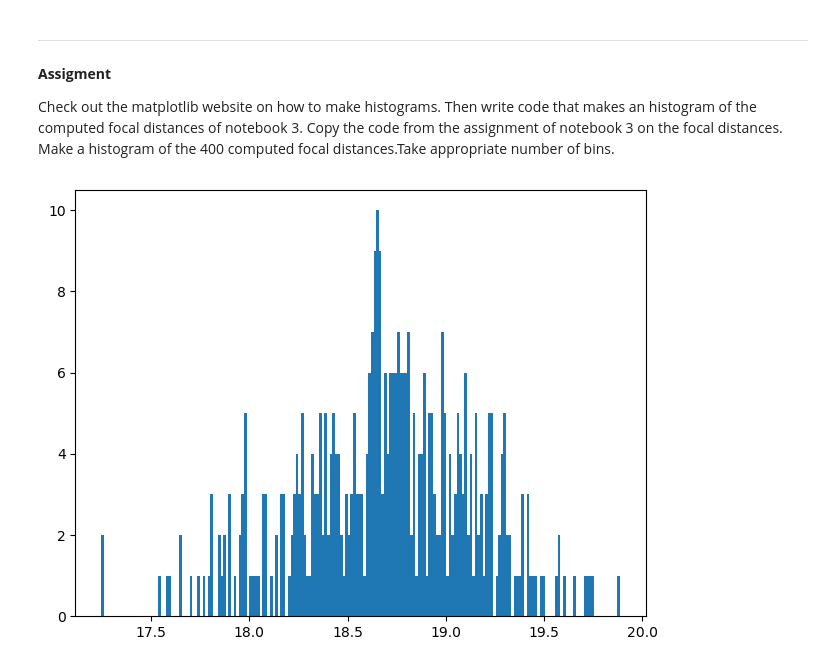
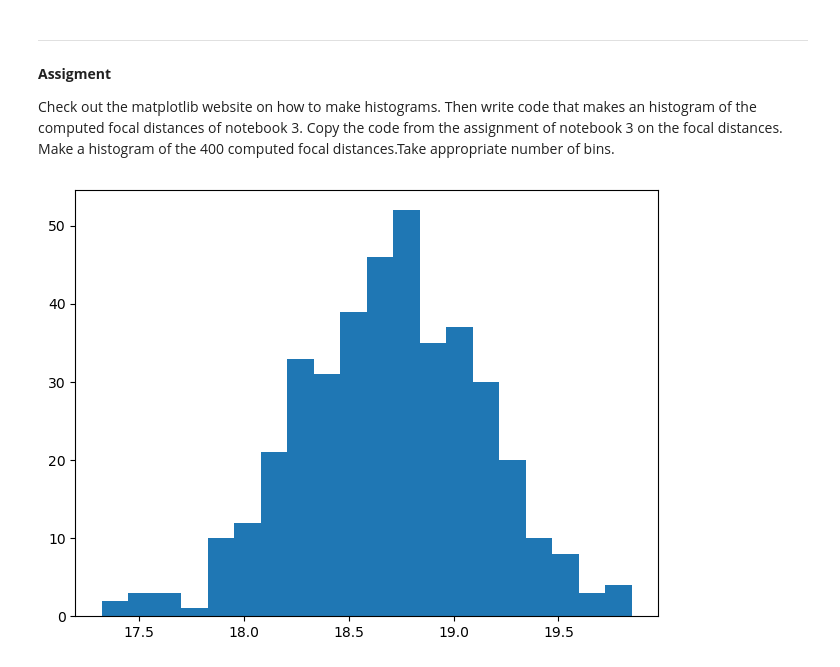
Before and after one commit to GitAkash/PnD, a Jupyter notebook: Week 2/notebook4_plotting.ipynb, the cells around one changed output. Drawn from its saved outputs; the diff is of its cells as text; code cells hidden in the pictures.

```diff
--- a/Week 2/notebook4_plotting.ipynb
+++ b/Week 2/notebook4_plotting.ipynb
@@ -131,18 +131,18 @@ Copy the code from the assignment of notebook 3 on the focal distances. Make a h
 # %%
 # =============== YOUR CODE GOES HERE =================
 import numpy as np
 import matplotlib.pyplot as plt
 
 rng = np.random.default_rng()
 
 
 b = rng.normal(loc=31.5, scale=1.2, size=400)
 v = rng.normal(loc=46.0, scale=0.8, size=400)
 
 f = 1/(1/v + 1/b)
 fig, axs = plt.subplots(1, 1, sharey=True, tight_layout=True)
 
-axs.hist(f, bins=200)
+axs.hist(f, bins=20)
 fig.savefig('histogram.png', dpi=300, bbox_inches='tight')
 # %% [output]
-[figure, old version]
+[figure, new version]
```
Also changed, not shown: parts of 1 cell of this notebook, 4 other files.
